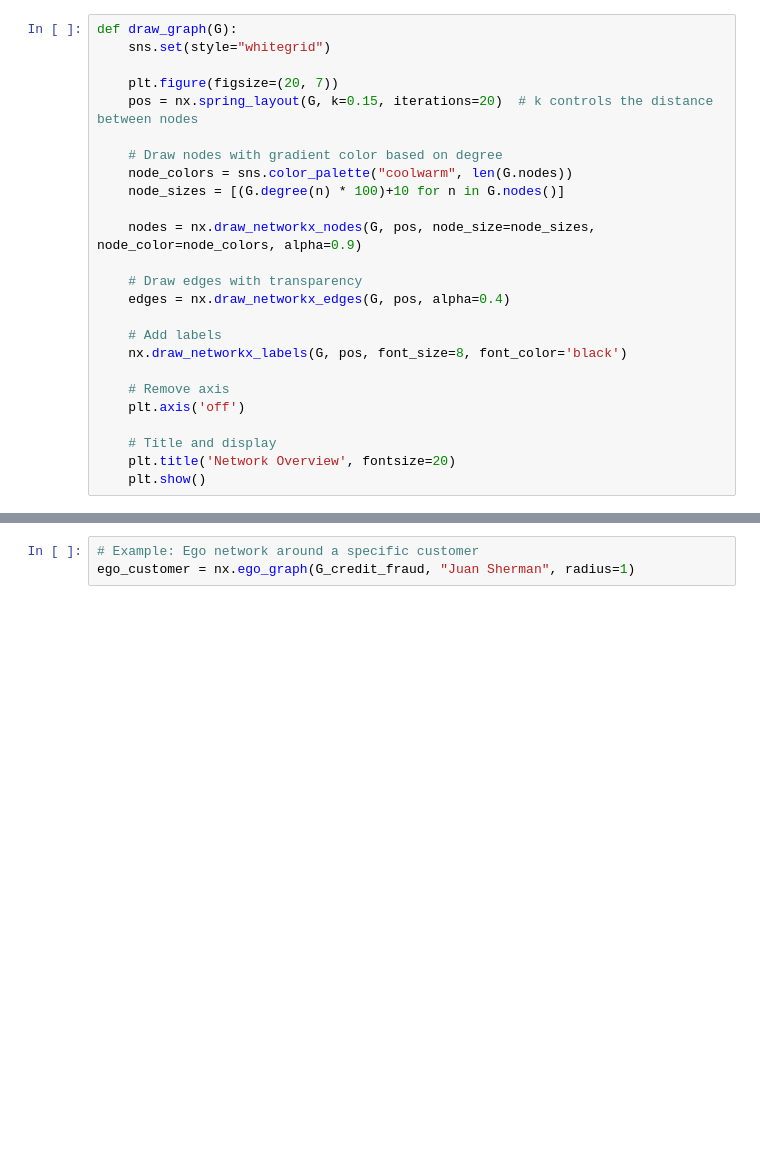
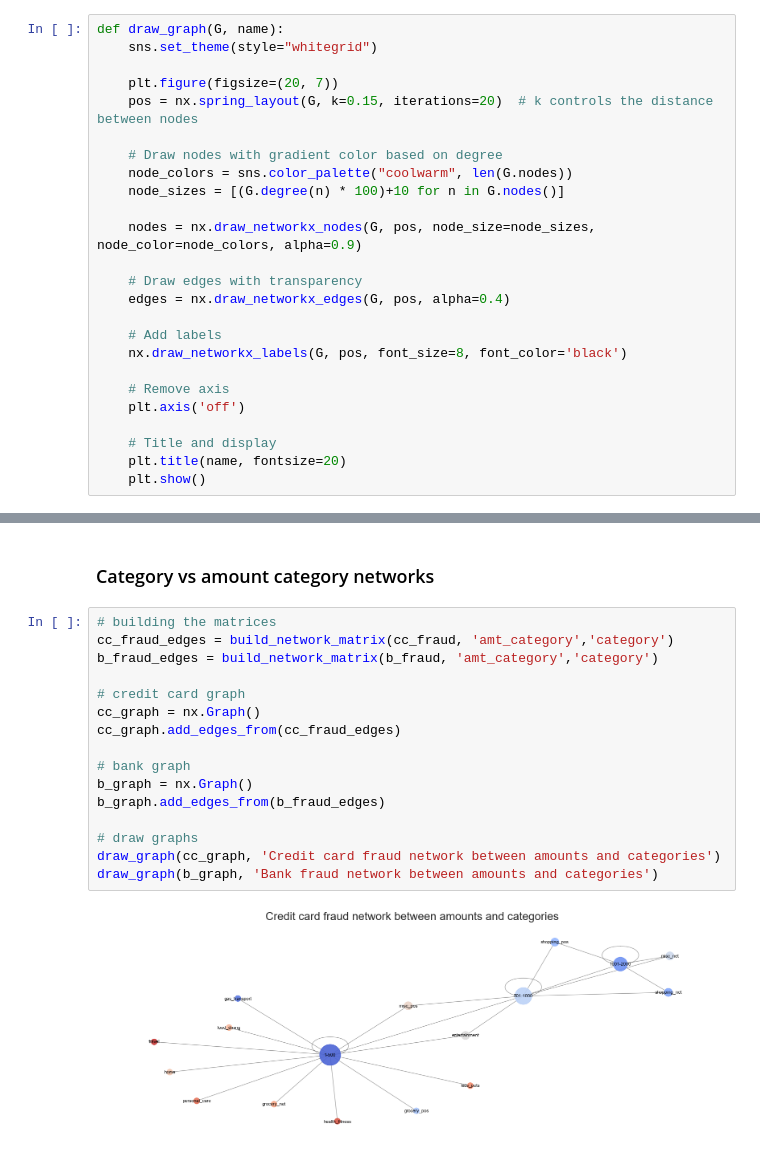
Before and after one commit to layalsaad/CreditGuard, a Jupyter notebook: Time series and network analysis/network_analysis.ipynb, the cells around one changed output, grey strips where cells are left out. Drawn from its saved outputs; the diff is of its cells as text; blank space fills up the shorter version.

Commit message:
Completed network analysis

```diff
--- a/Time series and network analysis/network_analysis.ipynb
+++ b/Time series and network analysis/network_analysis.ipynb
@@ -24,6 +63,6 @@ b_fraud = df_fraud[df_fraud['fraud_type'] == 1]
 # %%
-def draw_graph(G):
-    sns.set(style="whitegrid")
+def draw_graph(G, name):
+    sns.set_theme(style="whitegrid")
 
     plt.figure(figsize=(20, 7))
     pos = nx.spring_layout(G, k=0.15, iterations=20)  # k controls the distance between nodes
@@ -44,6 +83,6 @@ def draw_graph(G):
     plt.axis('off')
 
     # Title and display
-    plt.title('Network Overview', fontsize=20)
+    plt.title(name, fontsize=20)
     plt.show()
 # %%
@@ -79,3 +139,20 @@ G_bank_fraud.add_edges_from(bank_fraud_edges)
+# %% [markdown]
+### Category vs amount category networks
 # %%
-# Example: Ego network around a specific customer
-ego_customer = nx.ego_graph(G_credit_fraud, "Juan Sherman", radius=1)
+# building the matrices
+cc_fraud_edges = build_network_matrix(cc_fraud, 'amt_category','category')
+b_fraud_edges = build_network_matrix(b_fraud, 'amt_category','category')
+
+# credit card graph
+cc_graph = nx.Graph()
+cc_graph.add_edges_from(cc_fraud_edges)
+
+# bank graph
+b_graph = nx.Graph()
+b_graph.add_edges_from(b_fraud_edges)
+
+# draw graphs
+draw_graph(cc_graph, 'Credit card fraud network between amounts and categories')
+draw_graph(b_graph, 'Bank fraud network between amounts and categories')
+# %% [output]
+[figure, added]
```
Also changed, not shown: parts of 36 cells of this notebook, 2 other files.
